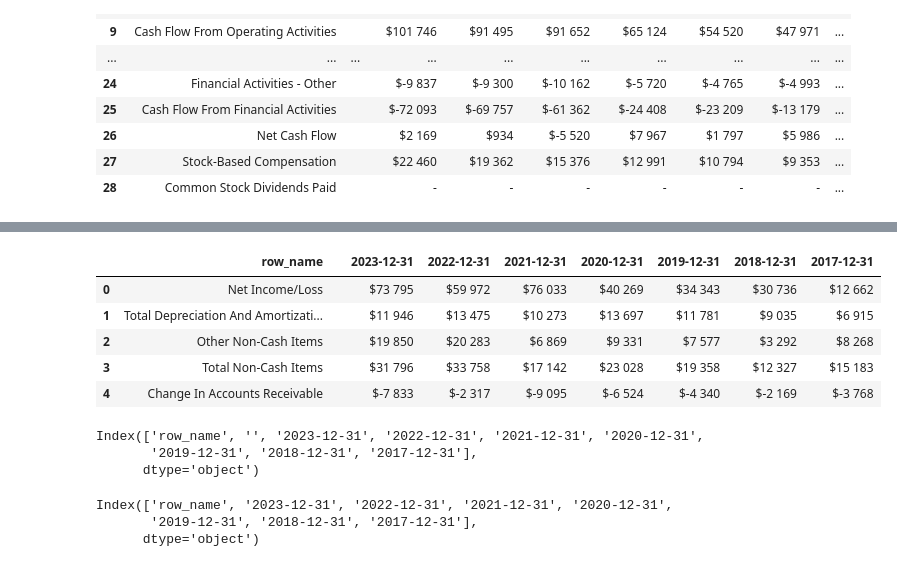
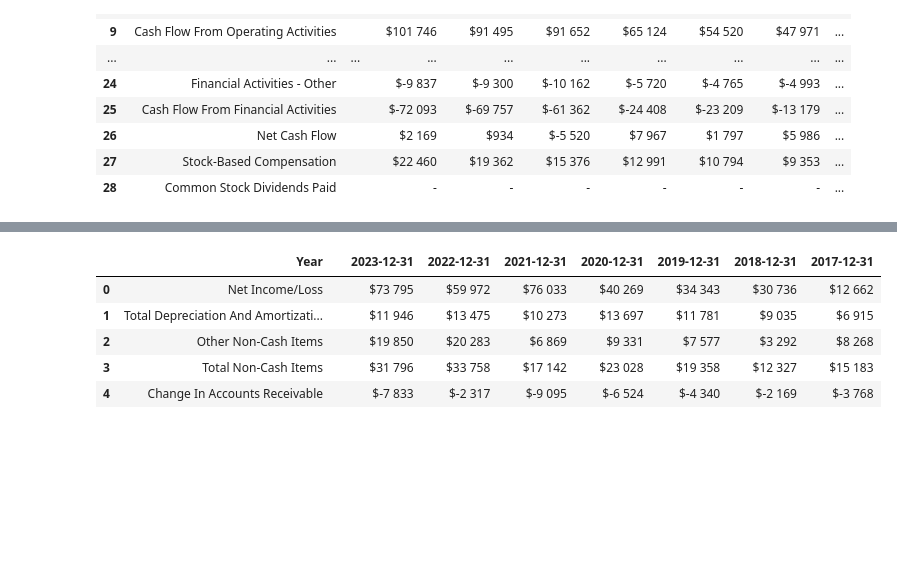
Before and after one commit to viktor-taraba/University_2023, a Jupyter notebook: findata_altern_current_period.ipynb, the cells around one changed output, grey strips where cells are left out. Drawn from its saved outputs; the diff is of its cells as text; code cells hidden in the pictures; blank space fills up the shorter version.

```diff
--- a/findata_altern_current_period.ipynb
+++ b/findata_altern_current_period.ipynb
@@ -116,23 +48,10 @@ df_upd.replace("$","",regex=True).replace(u'\xa0', u' ',regex=True)
 # %%
-df_upd = df_upd.rename(columns={"Annual Data | Millions of US $ except per share data": "row_name"})
-df_upd.head()
+df = df.rename(columns={"Annual Data | Millions of US $ except per share data": "Year"})
+df.head()
 # %% [output]
-|  | row_name |  | 2023-12-31 | 2022-12-31 | 2021-12-31 | 2020-12-31 | 2019-12-31 | 2018-12-31 | 2017-12-31 |
+|  | Year |  | 2023-12-31 | 2022-12-31 | 2021-12-31 | 2020-12-31 | 2019-12-31 | 2018-12-31 | 2017-12-31 |
 | 0 | Net Income/Loss |  | $73 795 | $59 972 | $76 033 | $40 269 | $34 343 | $30 736 | $12 662 |
 | 1 | Total Depreciation And Amortizati... |  | $11 946 | $13 475 | $10 273 | $13 697 | $11 781 | $9 035 | $6 915 |
 | 2 | Other Non-Cash Items |  | $19 850 | $20 283 | $6 869 | $9 331 | $7 577 | $3 292 | $8 268 |
 | 3 | Total Non-Cash Items |  | $31 796 | $33 758 | $17 142 | $23 028 | $19 358 | $12 327 | $15 183 |
 | 4 | Change In Accounts Receivable |  | $-7 833 | $-2 317 | $-9 095 | $-6 524 | $-4 340 | $-2 169 | $-3 768 |
-# %%
-df_upd.columns
-# %% [output]
-Index(['row_name', '', '2023-12-31', '2022-12-31', '2021-12-31', '2020-12-31',
-       '2019-12-31', '2018-12-31', '2017-12-31'],
-      dtype='object')
-# %%
-df_upd = df_upd.drop('', axis=1)
-df_upd.columns
-# %% [output]
-Index(['row_name', '2023-12-31', '2022-12-31', '2021-12-31', '2020-12-31',
-       '2019-12-31', '2018-12-31', '2017-12-31'],
-      dtype='object')
```
Also changed, not shown: parts of 10 cells of this notebook.
